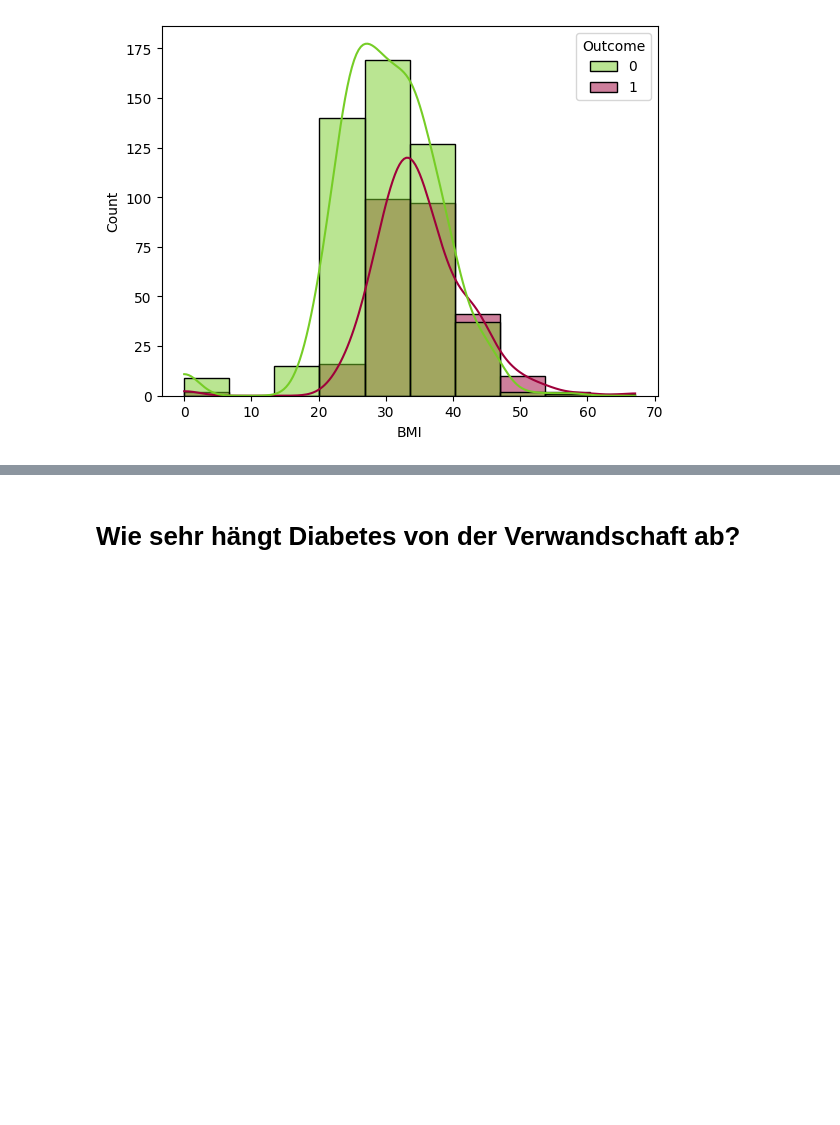
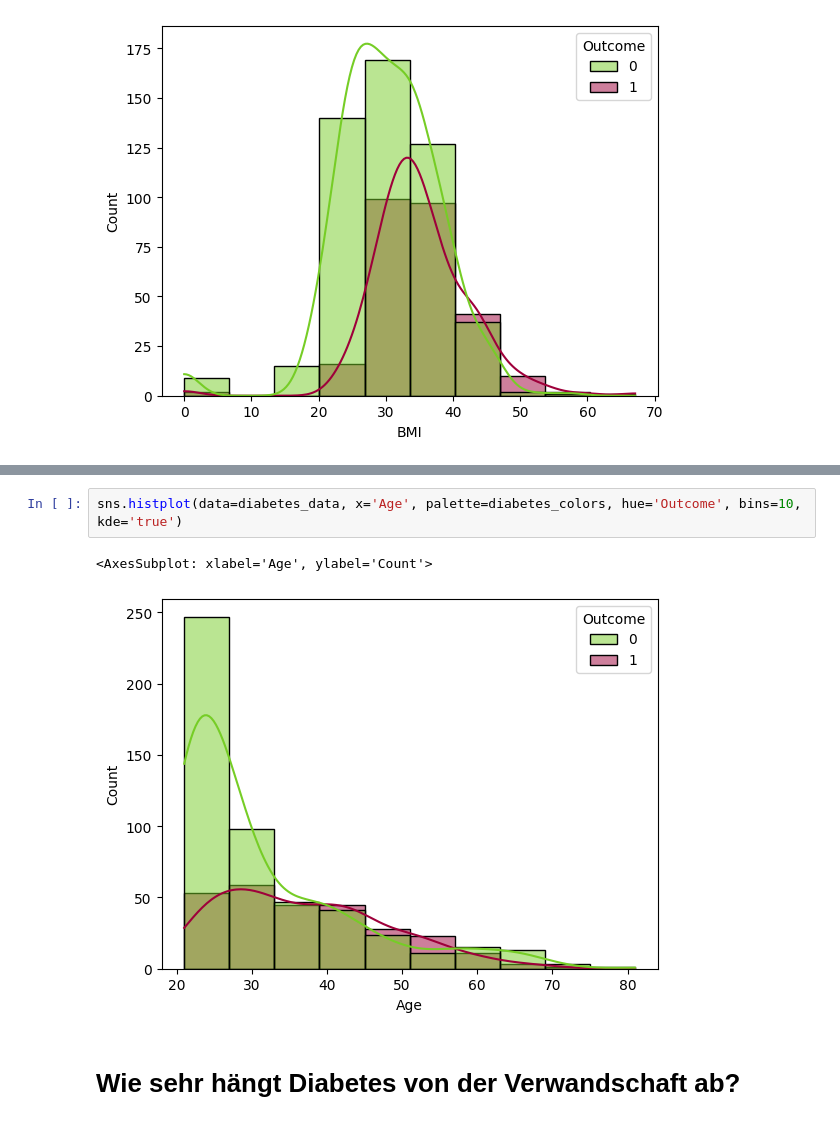
Before and after one commit to KoenigJulia/kids-project-diabetes, a Jupyter notebook: Visualization.ipynb, the cells around one changed output, grey strips where cells are left out. Cells and saved outputs as stored; diff of their text form; blank space fills up the shorter version.

```diff
--- a/Visualization.ipynb
+++ b/Visualization.ipynb
@@ -62,3 +74,8 @@ sns.scatterplot(data=diabetes_data, x="Glucose", y="BloodPressure",hue='Outcome'
+# %%
+sns.histplot(data=diabetes_data, x='Age', palette=diabetes_colors, hue='Outcome', bins=10, kde='true')
+# %% [output]
+<AxesSubplot: xlabel='Age', ylabel='Count'>
+[figure, added]
 # %% [markdown]
 # Wie sehr hängt Diabetes von der Verwandschaft ab?
 # %%
```
Also changed, not shown: parts of 12 cells of this notebook, 1 other file.
